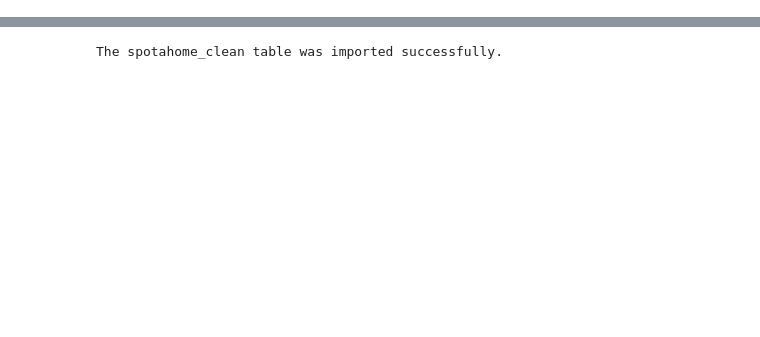
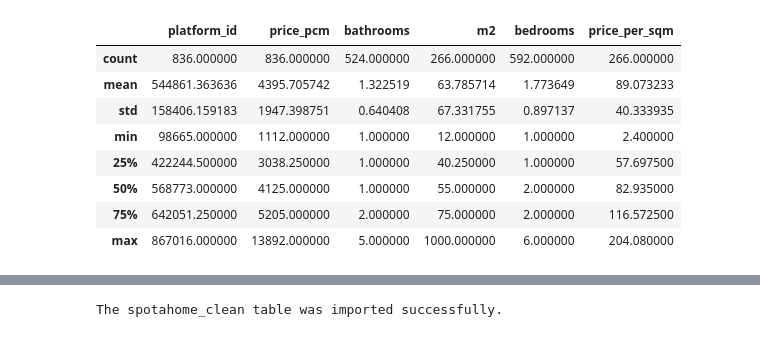
Before and after one commit to capstone-jmrs/capstone-proptech-repo, a Jupyter notebook: spotahome_julia_eda.ipynb, the cells around one changed output, grey strips where cells are left out. Cells and saved outputs as stored; diff of their text form; code cells hidden in the pictures; blank space fills up the shorter version.

```diff
--- a/spotahome_julia_eda.ipynb
+++ b/spotahome_julia_eda.ipynb
@@ -110,3 +110,15 @@ spotahome_final_3
 836 rows × 13 columns
 # %%
 spotahome_clean = spotahome_final_3
+# %%
+spotahome_clean.describe()
+# %% [output]
+|  | platform_id | price_pcm | bathrooms | m2 | bedrooms | price_per_sqm |
+| count | 836.000000 | 836.000000 | 524.000000 | 266.000000 | 592.000000 | 266.000000 |
+| mean | 544861.363636 | 4395.705742 | 1.322519 | 63.785714 | 1.773649 | 89.073233 |
+| std | 158406.159183 | 1947.398751 | 0.640408 | 67.331755 | 0.897137 | 40.333935 |
+| min | 98665.000000 | 1112.000000 | 1.000000 | 12.000000 | 1.000000 | 2.400000 |
+| 25% | 422244.500000 | 3038.250000 | 1.000000 | 40.250000 | 1.000000 | 57.697500 |
+| 50% | 568773.000000 | 4125.000000 | 1.000000 | 55.000000 | 2.000000 | 82.935000 |
+| 75% | 642051.250000 | 5205.000000 | 2.000000 | 75.000000 | 2.000000 | 116.572500 |
+| max | 867016.000000 | 13892.000000 | 5.000000 | 1000.000000 | 6.000000 | 204.080000 |
```
Also changed, not shown: parts of 11 cells of this notebook, 1 other file.
